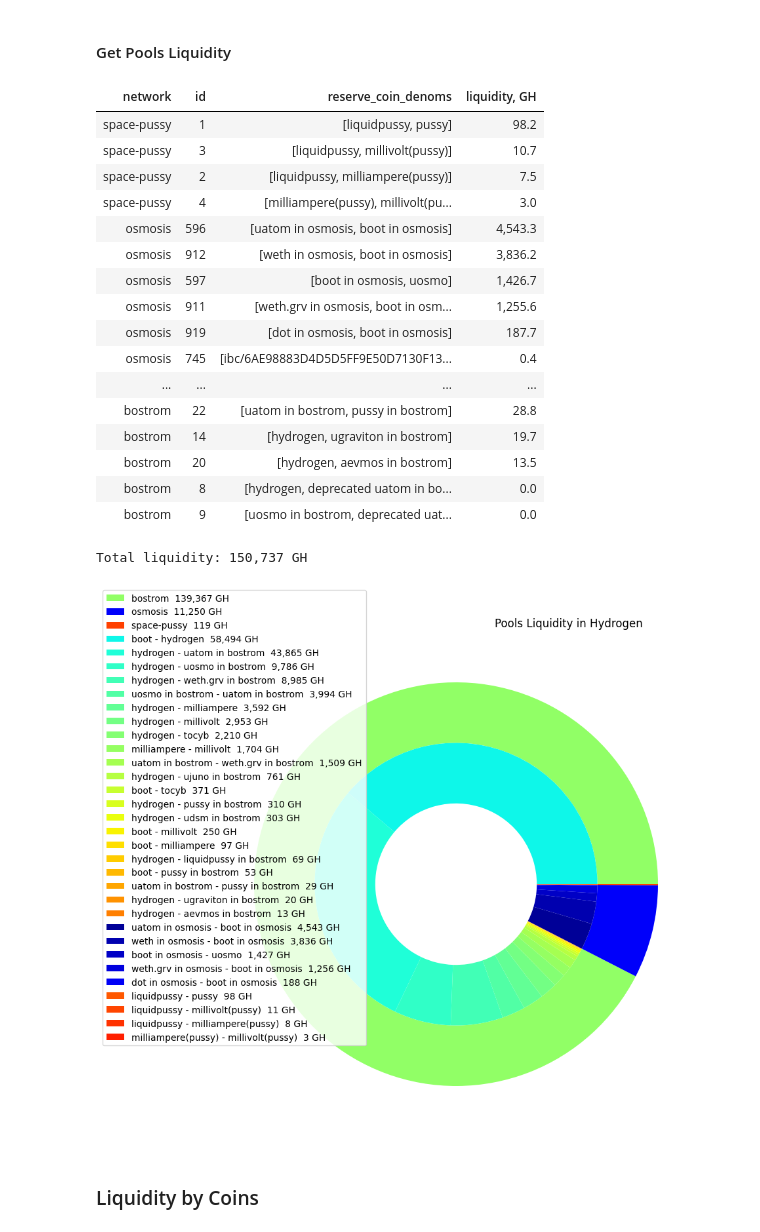
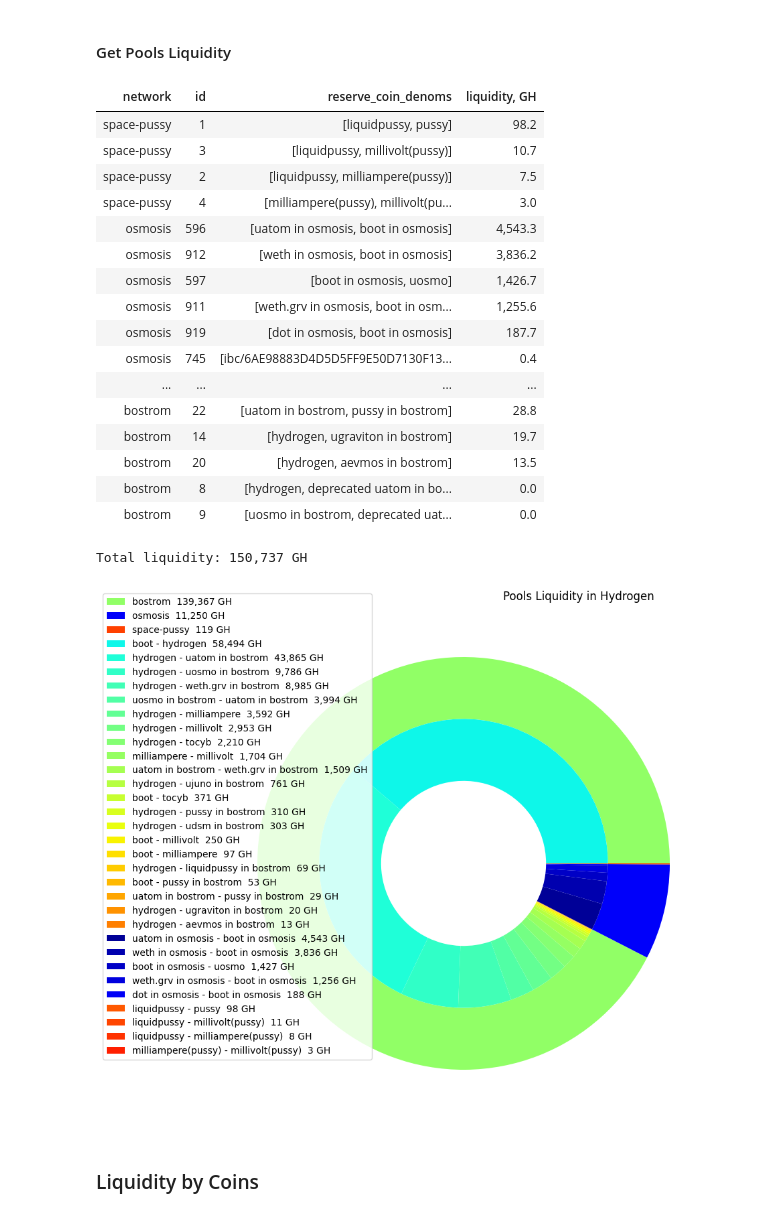
Before and after one commit to Snedashkovsky/cyber-arbitrage, a Jupyter notebook: pools_liquidity_in_gh.ipynb, the cells around one changed output. Drawn from its saved outputs; the diff is of its cells as text; code cells hidden in the pictures.

Commit message:
- update charts in the Pools Liquidity

```diff
--- a/pools_liquidity_in_gh.ipynb
+++ b/pools_liquidity_in_gh.ipynb
@@ -137,35 +137,35 @@ cin = cm2(np.array(list(range(18, 39)) + list(range(1, 6)) + list(range(40, 47))
 ax.pie(inner.values.flatten(),
        radius=1-size,
        wedgeprops=dict(width=size),
        labeldistance=0.5, colors=cin)
 
 ax.set_title('Pools Liquidity in Hydrogen'+' '*19, loc='right')
 
-plt.legend(outer_labels + inner_labels, loc=(-0.2, 0.18))
+plt.legend(outer_labels + inner_labels, loc=(-0.2, 0.12))
 handles, labels = ax.get_legend_handles_labels()
 plt.show()
 
 pools_df.to_csv('data/pools_liquidity.csv')
 # %% [output]
 | network | id | reserve_coin_denoms | liquidity, GH |
 | space-pussy | 1 | [liquidpussy, pussy] | 98.2 |
 | space-pussy | 3 | [liquidpussy, millivolt(pussy)] | 10.7 |
 | space-pussy | 2 | [liquidpussy, milliampere(pussy)] | 7.5 |
 | space-pussy | 4 | [milliampere(pussy), millivolt(pu... | 3.0 |
 | osmosis | 596 | [uatom in osmosis, boot in osmosis] | 4,543.3 |
 | osmosis | 912 | [weth in osmosis, boot in osmosis] | 3,836.2 |
 | osmosis | 597 | [boot in osmosis, uosmo] | 1,426.7 |
 | osmosis | 911 | [weth.grv in osmosis, boot in osm... | 1,255.6 |
 | osmosis | 919 | [dot in osmosis, boot in osmosis] | 187.7 |
 | osmosis | 745 | [ibc/6AE98883D4D5D5FF9E50D7130F13... | 0.4 |
 | ... | ... | ... | ... |
 | bostrom | 22 | [uatom in bostrom, pussy in bostrom] | 28.8 |
 | bostrom | 14 | [hydrogen, ugraviton in bostrom] | 19.7 |
 | bostrom | 20 | [hydrogen, aevmos in bostrom] | 13.5 |
 | bostrom | 8 | [hydrogen, deprecated uatom in bo... | 0.0 |
 | bostrom | 9 | [uosmo in bostrom, deprecated uat... | 0.0 |
 Total liquidity: 150,737 GH
-[figure, old version]
+[figure, new version]
 # %% [markdown]
 ### Liquidity by Coins
 # %%
```
Also changed, not shown: parts of 1 cell of this notebook.
